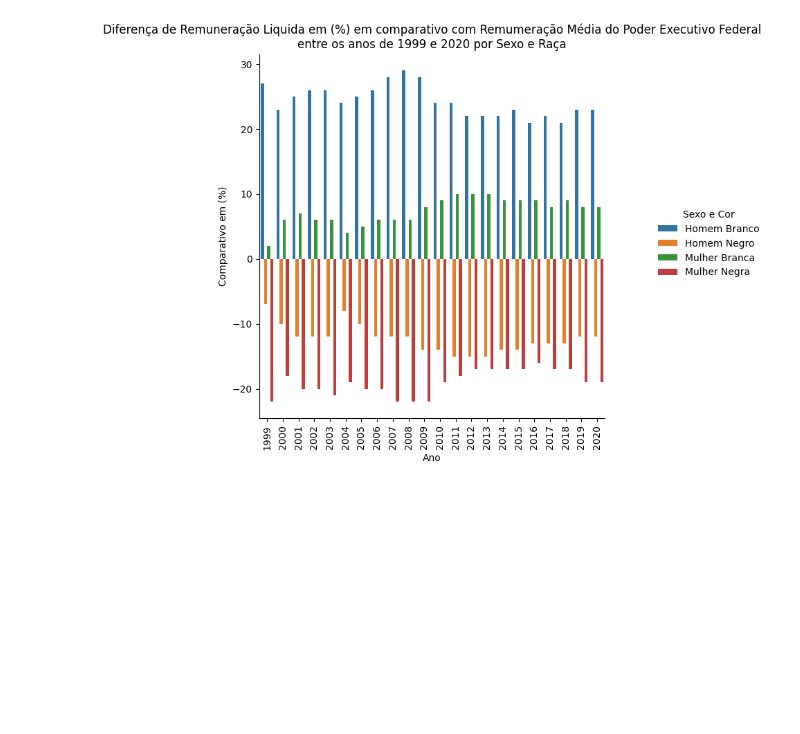
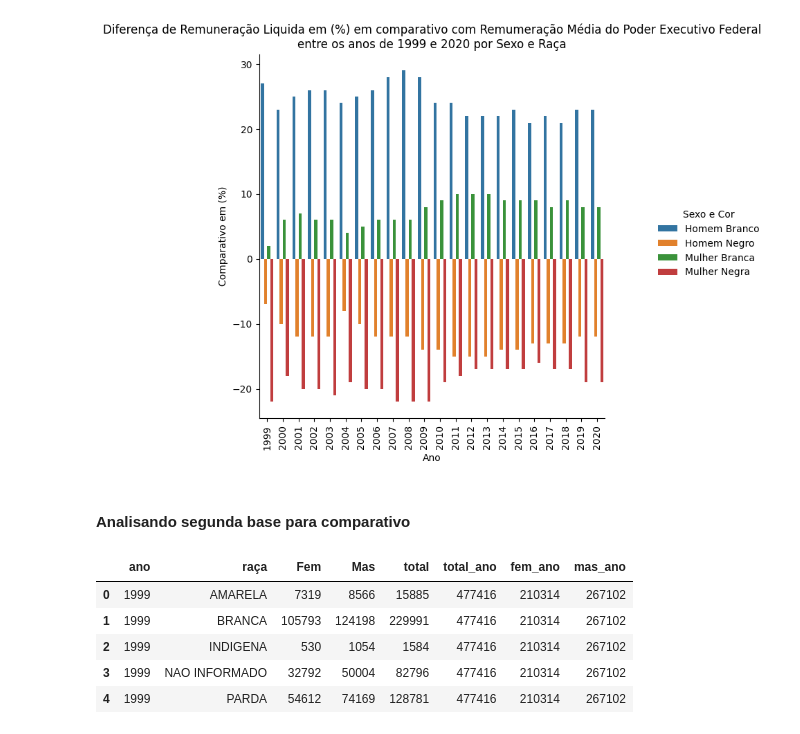
Before and after one commit to CyberBantu/Analise_Republica.org, a Jupyter notebook: analise_python_republica.ipynb, the cells around one changed output. Cells and saved outputs as stored; diff of their text form; code cells hidden in the pictures; blank space fills up the shorter version.

```diff
--- a/analise_python_republica.ipynb
+++ b/analise_python_republica.ipynb
@@ -142,3 +136,16 @@ size = 12)
 g1._legend.set_title('Sexo e Cor')
 # %% [output]
 [figure]
+# %% [markdown]
+#### Analisando segunda base para comparativo
+# %%
+# Olhando para a base de total de vinculos ativos por cor e sexo
+df_vinculos = pd.read_csv('base_2.csv', sep = ';', encoding= 'utf8')
+df_vinculos.head()
+# %% [output]
+|  | ano | raça | Fem | Mas | total | total_ano | fem_ano | mas_ano |
+| 0 | 1999 | AMARELA | 7319 | 8566 | 15885 | 477416 | 210314 | 267102 |
+| 1 | 1999 | BRANCA | 105793 | 124198 | 229991 | 477416 | 210314 | 267102 |
+| 2 | 1999 | INDIGENA | 530 | 1054 | 1584 | 477416 | 210314 | 267102 |
+| 3 | 1999 | NAO INFORMADO | 32792 | 50004 | 82796 | 477416 | 210314 | 267102 |
+| 4 | 1999 | PARDA | 54612 | 74169 | 128781 | 477416 | 210314 | 267102 |
```
Also changed, not shown: parts of 6 cells of this notebook, 1 other file.
